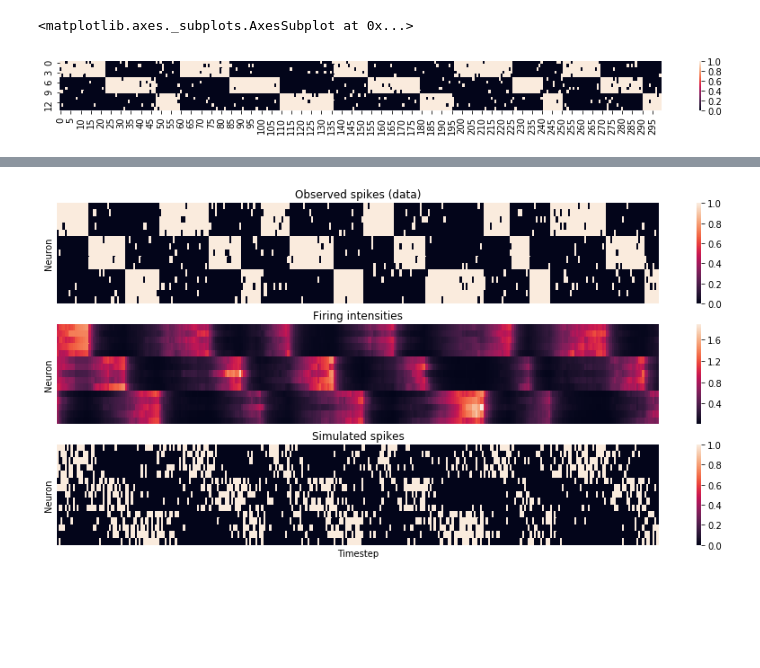
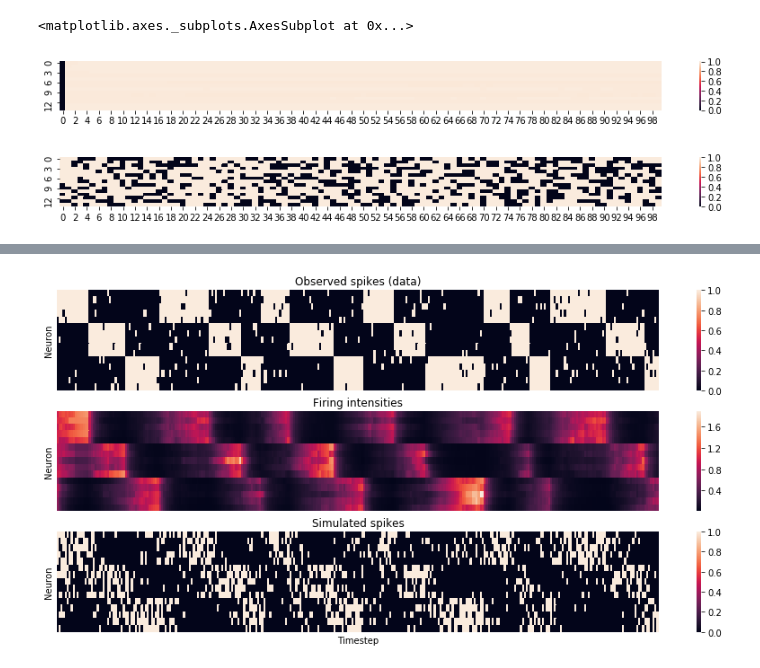
Before and after one commit to andrewcharlesjones/variational_spiking_networks, a Jupyter notebook: vi_spiking_visible_only.ipynb, the cells around one changed output, grey strips where cells are left out. Saved outputs shown, nothing was run; the diff lists cells and outputs as text; code cells hidden in the pictures; blank space fills up the shorter version.

```diff
--- a/vi_spiking_visible_only.ipynb
+++ b/vi_spiking_visible_only.ipynb
@@ -57,7 +112,7 @@ def log_likelihood(X, u):
 # %%
 num_neurons = 15
-num_timebins = 300
-num_iter = 100
+num_timebins = 100
+num_iter = 50
 print_iter = 10
 
 tau = 0.01
@@ -66,7 +121,7 @@ tau_adapt = 0.01
 rho_0 = 1
 v = 0
 delta_u = 1
-mu_M = 1e-5
+mu_M = 0.1
 mu_Q = 0.00001
 tau_G = 0.01
 tau_baseline = 0.1
@@ -75,7 +130,3 @@ dt = 0.001
 ## Generate synthetic data
 data = np.random.binomial(n = 1, p = 0.1, size = [num_neurons, num_timebins])
 true_weights = np.random.normal(loc=0, scale=0.1, size = [num_neurons, num_neurons]) # not used currently, but one could do a simulation to see if the true weights are recovered
-learned_weights = np.random.normal(loc=0, scale=0.1, size = [num_neurons, num_neurons])
-
-## Initialize arrays
-potentials = np.zeros((num_neurons, num_timebins))
@@ -105,8 +220,10 @@ potentials = np.zeros((num_neurons, num_timebins))
 # %%
-data = staircase(num_neurons=num_neurons, num_timebins=num_timebins)
+fig, ax = plt.subplots(figsize=(15,1))
+sns.heatmap(firing_intensities)
 
 fig, ax = plt.subplots(figsize=(15,1))
 sns.heatmap(data)
 # %% [output]
 <matplotlib.axes._subplots.AxesSubplot at 0x...>
-[figure, old version]
+[figure, new version]
+[figure, added]
```
Also changed, not shown: parts of 11 cells of this notebook, 4 other files.
